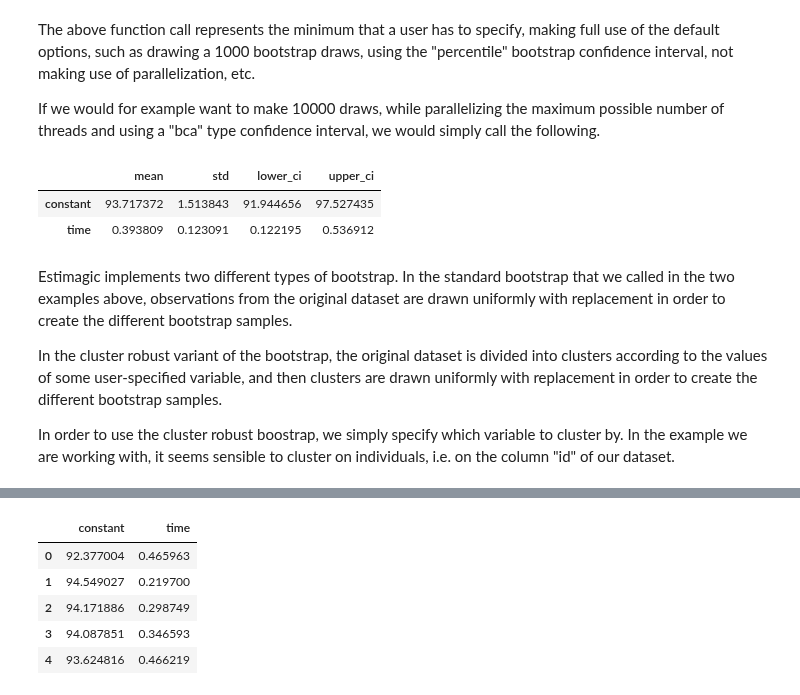
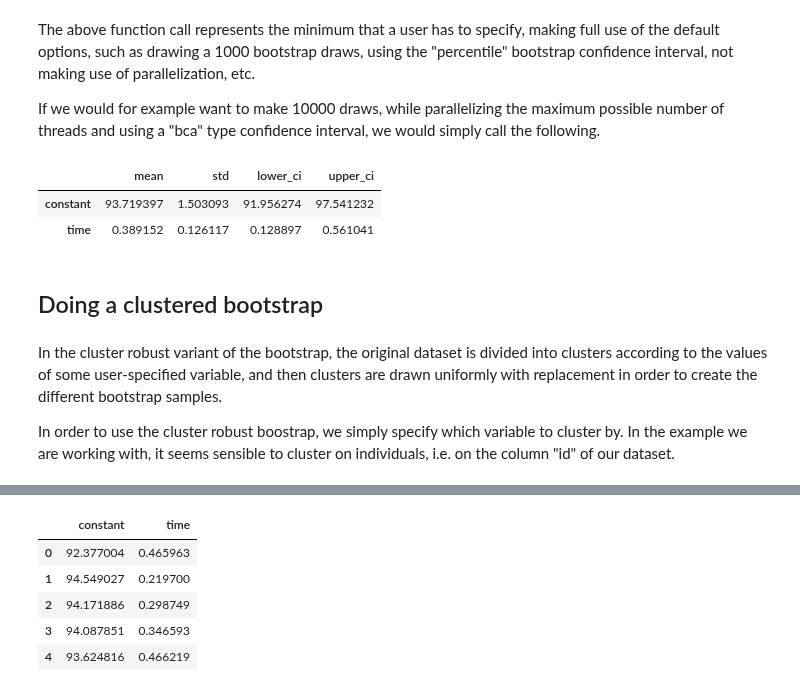
Before and after one commit to optimagic-dev/optimagic, a Jupyter notebook: docs/source/how_to_guides/inference/how_to_do_bootstrap_inference.ipynb, the cells around one changed output, grey strips where cells are left out. Drawn from its saved outputs; the diff is of its cells as text; code cells hidden in the pictures.

```diff
--- a/docs/source/how_to_guides/inference/how_to_do_bootstrap_inference.ipynb
+++ b/docs/source/how_to_guides/inference/how_to_do_bootstrap_inference.ipynb
@@ -56,17 +59,17 @@ The above function call represents the minimum that a user has to specify, makin
 If we would for example want to make 10000 draws, while parallelizing the maximum possible number of threads and using a "bca" type confidence interval, we would simply call the following.
 # %%
 results_without_cluster2 = bootstrap(
-    data=df, outcome=ols_fit, n_draws=10_000, ci_method="bca", n_cores=-1
+    data=df, outcome=ols_fit, n_draws=10_000, ci_method="bca", n_cores=1
 )
 
 results_without_cluster2
 # %% [output]
 |  | mean | std | lower_ci | upper_ci |
-| constant | 93.717372 | 1.513843 | 91.944656 | 97.527435 |
-| time | 0.393809 | 0.123091 | 0.122195 | 0.536912 |
+| constant | 93.719397 | 1.503093 | 91.956274 | 97.541232 |
+| time | 0.389152 | 0.126117 | 0.128897 | 0.561041 |
+# %% [markdown]
+## Doing a clustered bootstrap
 # %% [markdown]
-Estimagic implements two different types of bootstrap. In the standard bootstrap that we called in the two examples above, observations from the original dataset are drawn uniformly with replacement in order to create the different bootstrap samples.
-
 In the cluster robust variant of the bootstrap, the original dataset is divided into clusters according to the values of some user-specified variable, and then clusters are drawn uniformly with replacement in order to create the different bootstrap samples.
 
 In order to use the cluster robust boostrap, we simply specify which variable to cluster by. In the example we are working with, it seems sensible to cluster on individuals, i.e. on the column "id" of our dataset.
```
Also changed, not shown: parts of 28 cells of this notebook, 1 other file.
